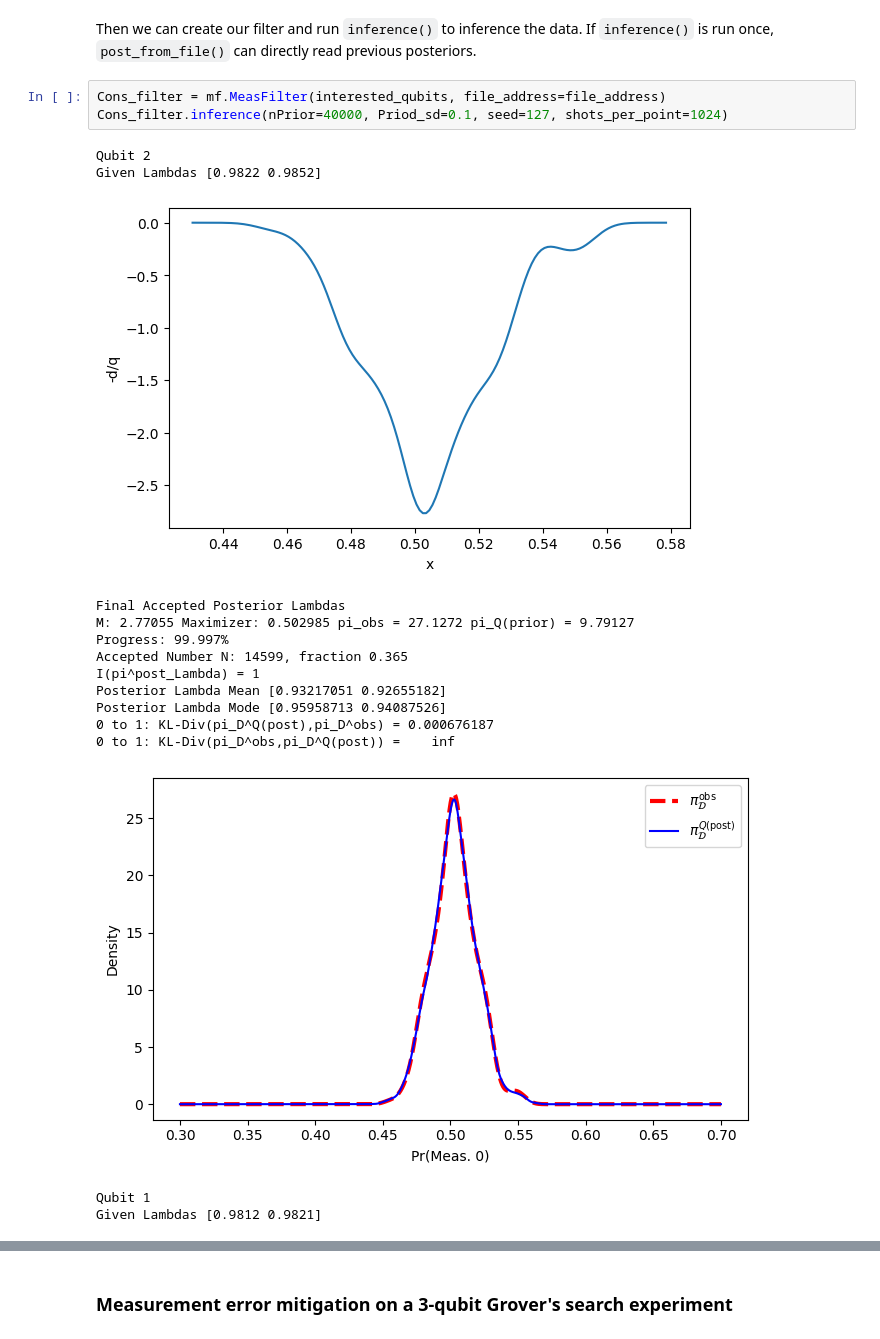
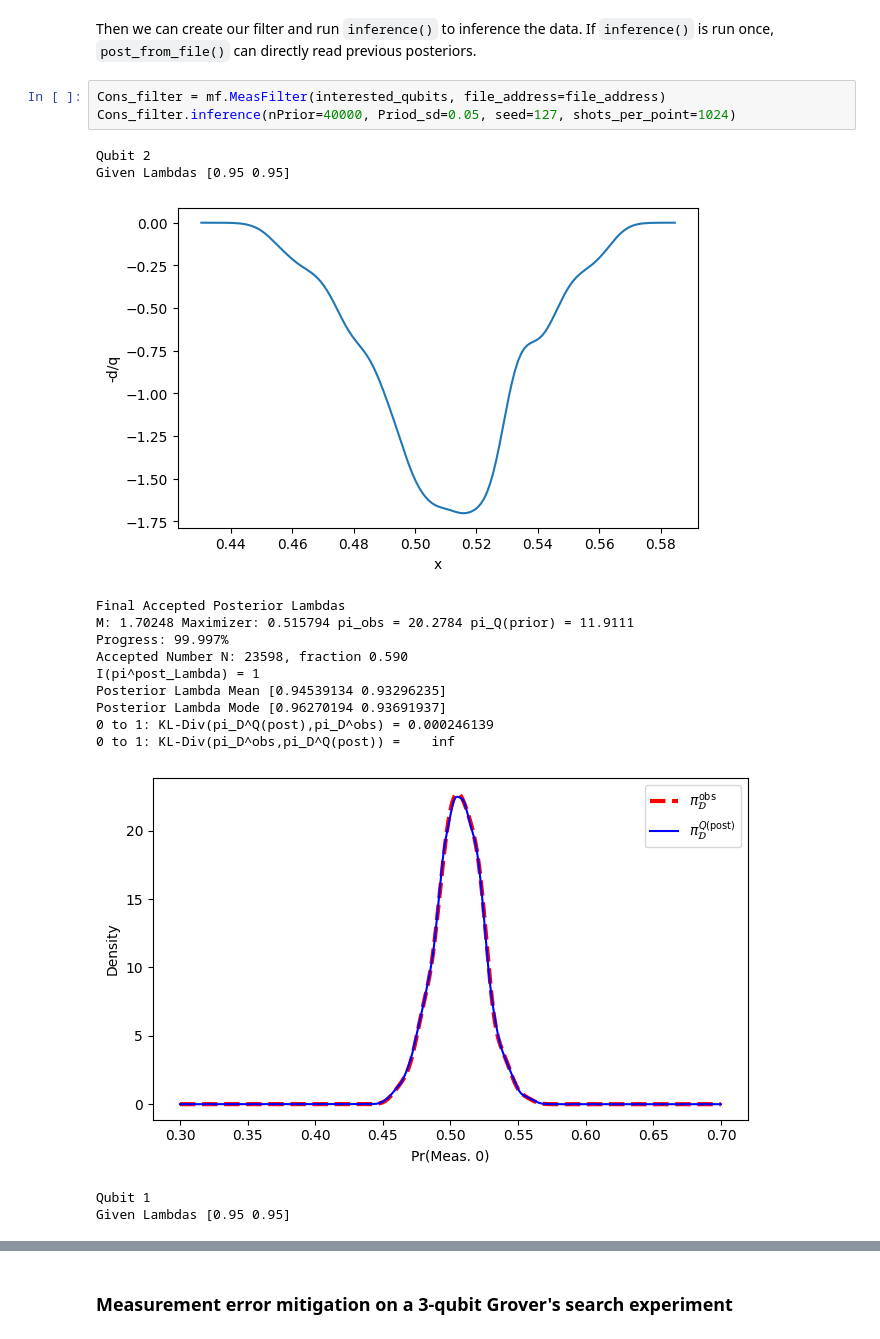
Before and after one commit to judemetcalf111/UnNoiseCompile, a Jupyter notebook: Tutorial/Tutorial.ipynb, the cells around one changed output, grey strips where cells are left out. Cells and saved outputs as stored; diff of their text form.

```diff
--- a/Tutorial/Tutorial.ipynb
+++ b/Tutorial/Tutorial.ipynb
@@ -64,20 +65,20 @@ Job id: 686f3849-076f-4cba-aa34-0dabb8ed5215
 Then we can create our filter and run `inference()` to inference the data. If  `inference()` is run once, `post_from_file()` can directly read previous posteriors.
 # %%
 Cons_filter = mf.MeasFilter(interested_qubits, file_address=file_address)
-Cons_filter.inference(nPrior=40000, Priod_sd=0.1, seed=127, shots_per_point=1024)
+Cons_filter.inference(nPrior=40000, Priod_sd=0.05, seed=127, shots_per_point=1024)
 # %% [output]
 Qubit 2
-Given Lambdas [0.9822 0.9852]
+Given Lambdas [0.95 0.95]
-[figure, old version]
+[figure, new version]
 Final Accepted Posterior Lambdas
-M: 2.77055 Maximizer: 0.502985 pi_obs = 27.1272 pi_Q(prior) = 9.79127
+M: 1.70248 Maximizer: 0.515794 pi_obs = 20.2784 pi_Q(prior) = 11.9111
 Progress: 99.997%
-Accepted Number N: 14599, fraction 0.365
+Accepted Number N: 23598, fraction 0.590
 I(pi^post_Lambda) = 1
-Posterior Lambda Mean [0.93217051 0.92655182]
-Posterior Lambda Mode [0.95958713 0.94087526]
-0 to 1: KL-Div(pi_D^Q(post),pi_D^obs) = 0.000676187
+Posterior Lambda Mean [0.94539134 0.93296235]
+Posterior Lambda Mode [0.96270194 0.93691937]
+0 to 1: KL-Div(pi_D^Q(post),pi_D^obs) = 0.000246139
 0 to 1: KL-Div(pi_D^obs,pi_D^Q(post)) =    inf
-[figure, old version]
+[figure, new version]
 Qubit 1
-Given Lambdas [0.9812 0.9821]
+Given Lambdas [0.95 0.95]
```
Also changed, not shown: parts of 9 cells of this notebook, 33 other files.
